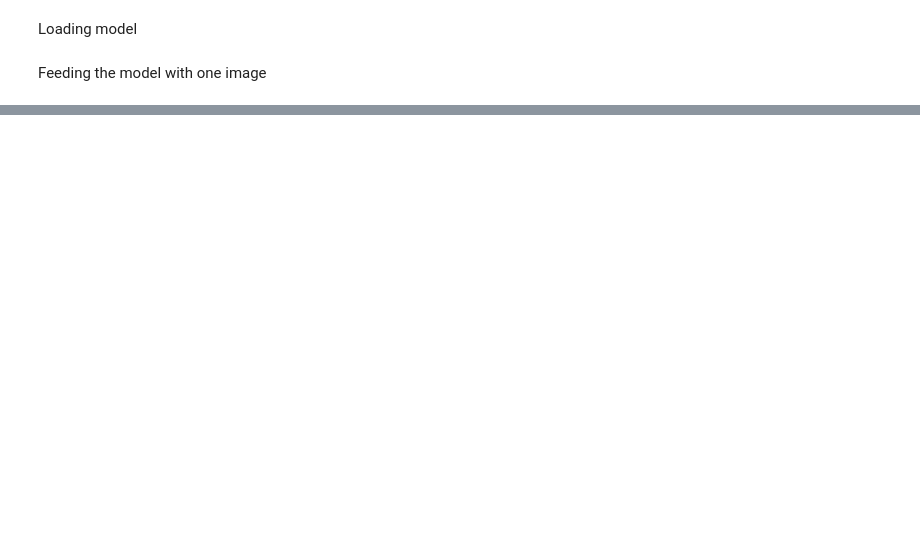
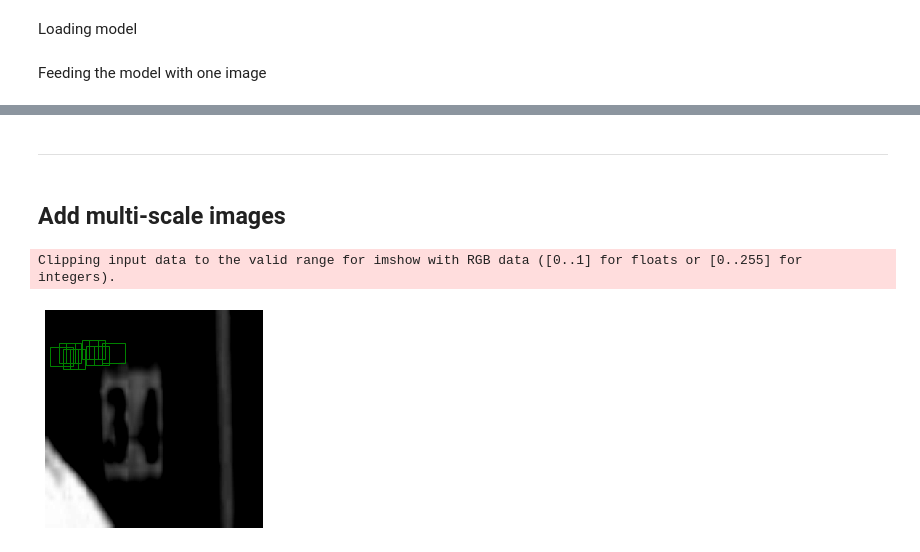
Before and after one commit to JulesBelveze/pytorch-tutorial-computer-vision, a Jupyter notebook: digits_detection/digit_recognizer.ipynb, the cells around one changed output, grey strips where cells are left out. Saved outputs shown, nothing was run; the diff lists cells and outputs as text; code cells hidden in the pictures; blank space fills up the shorter version.

Commit message:
first version of mutli-scale

```diff
--- a/digits_detection/digit_recognizer.ipynb
+++ b/digits_detection/digit_recognizer.ipynb
@@ -456,0 +422,26 @@ torch.Size([1, 85, 85])
+# %% [markdown]
+<hr>
+# %% [markdown]
+<h2> Add multi-scale images
+# %%
+def rescale_image(image, sizes=[(200,200), (250,200), (200,250), (300, 250), (250, 300), (300, 300), (300, 200), (200, 300)], max_size=300):
+    '''Function returning a list of resized images
+    Parameters:
+    image: Tensor
+    sizes: list of tuples
+    '''
+    _, h_init, w_init = image.shape
+    list_images = []
+
+    img_PIL = transforms.ToPILImage()(image)
+    for (h, w) in sizes:
+        img = torchvision.transforms.Resize([h,w])(img_PIL)
+        pad_h, pad_w = int((max_size - h) / 2), int((max_size - w) / 2)
+
+        img = torchvision.transforms.Pad((pad_w, pad_h))(img)
+        img = torchvision.transforms.ToTensor()(img)
+
+        list_images.append(img)
+
+    tensor_images = torch.stack(list_images)
+    return tensor_images, (h_init, w_init)
@@ -456,0 +517,20 @@ torch.Size([1, 85, 85])
+# %%
+color_rectangle = {
+    0: "yellow", 1: "green", 2: "blue", 3: "pink", 4: "red",
+    5: "white", 6: "cyan", 7: "purple", 8: "orange", 9: "grey"
+}
+
+fig, ax = plt.subplots(1)
+
+ax.imshow(np.swapaxes(np.swapaxes(image.numpy(), 0, 2), 0, 1))
+ax.axis("off")
+
+for (coord, label) in zip(final_coord, final_label):
+    x_left, x_right, y_top, y_bottom = coord
+    box_w = x_right - x_left
+    box_h = y_bottom - y_top
+    rect = patches.Rectangle((x_left,y_top),box_w,box_h,linewidth=1,edgecolor=color_rectangle[label],facecolor='none')
+    ax.add_patch(rect)
+# %% [output]
+Clipping input data to the valid range for imshow with RGB data ([0..1] for floats or [0..255] for integers).
+[figure, added]
```
Also changed, not shown: parts of 22 cells of this notebook, 1 other file.
